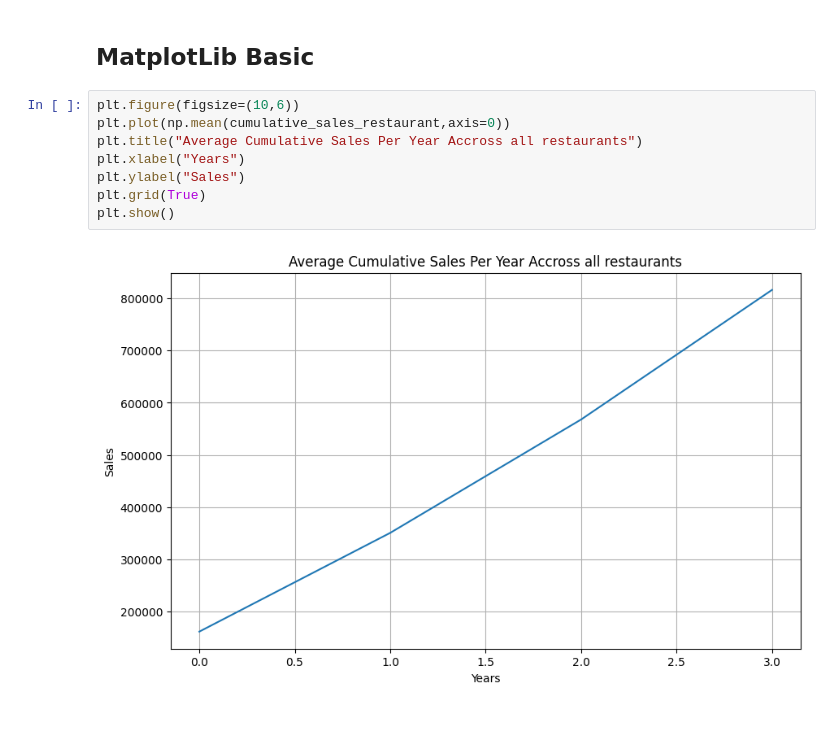
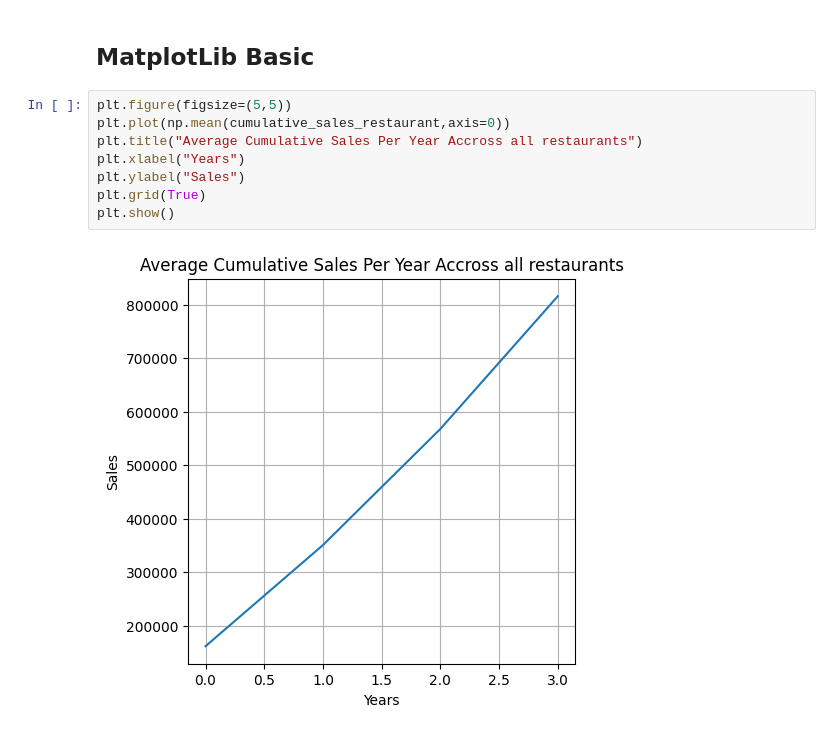
Before and after one commit to FarzamAhmed48/python-numPy, a Jupyter notebook: numpy-3.ipynb, the cells around one changed output. Drawn from its saved outputs; the diff is of its cells as text.

```diff
--- a/numpy-3.ipynb
+++ b/numpy-3.ipynb
@@ -68,12 +68,12 @@ Cumulative sales  [[150000 330000 550000 800000]
 # %% [markdown]
 ## MatplotLib Basic
 # %%
-plt.figure(figsize=(10,6))
+plt.figure(figsize=(5,5))
 plt.plot(np.mean(cumulative_sales_restaurant,axis=0))
 plt.title("Average Cumulative Sales Per Year Accross all restaurants")
 plt.xlabel("Years")
 plt.ylabel("Sales")
 plt.grid(True)
 plt.show()
 # %% [output]
-[figure, old version]
+[figure, new version]
```
Also changed, not shown: 3 other files.
